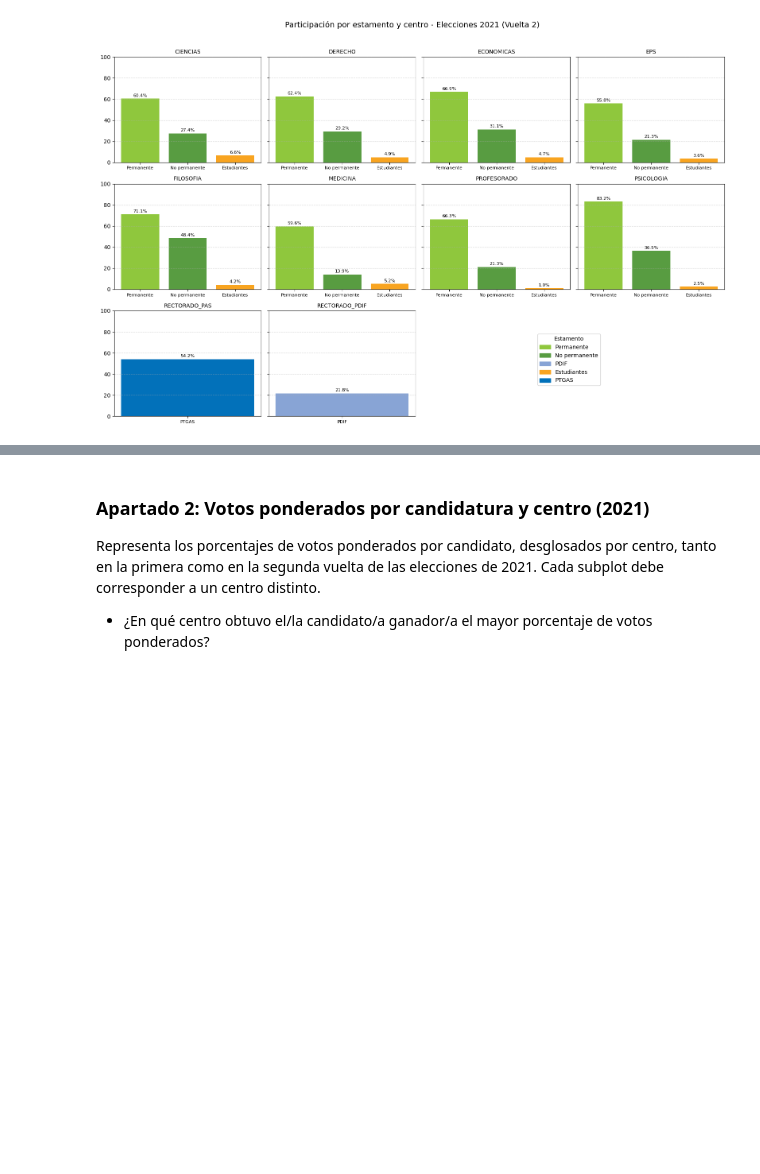
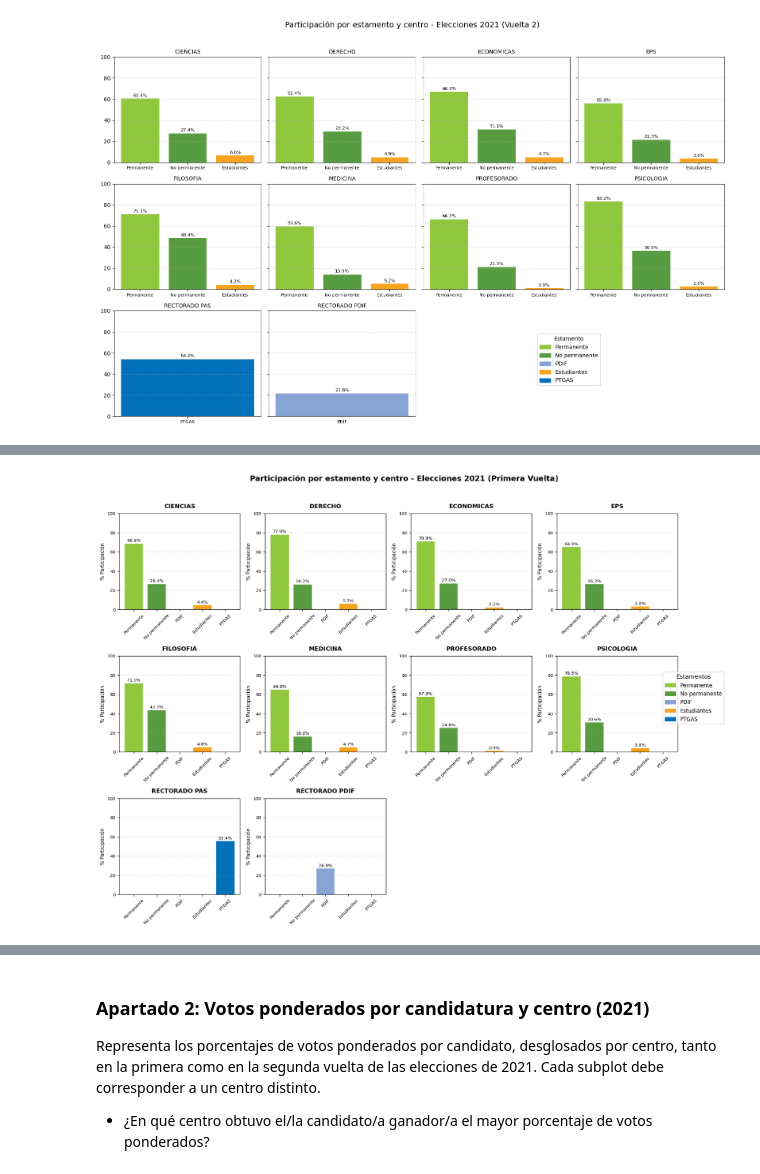
Before and after one commit to gabrieladamasuam/VD_G7312_P04, a Jupyter notebook: Parte1_Elecciones_UAM.ipynb, the cells around one changed output, grey strips where cells are left out. Cells and saved outputs as stored; diff of their text form; code cells hidden in the pictures; blank space fills up the shorter version.

```diff
--- a/Parte1_Elecciones_UAM.ipynb
+++ b/Parte1_Elecciones_UAM.ipynb
@@ -437,15 +437,22 @@ Representa los porcentajes de participación por estamento, desglosados por cent
 
 - ¿Qué centro y qué estamento tuvo la máxima participación en cada una de las vueltas de las elecciones de 2021?
 # %%
+# Renombrar centros para mejor visualización
+CENTER_RENAMES = {
+    'RECTORADO_PAS': 'RECTORADO PAS',
+    'RECTORADO_PDIF': 'RECTORADO PDIF',
+}
+
 # Añadir columna de porcentaje de participación si no existe
-def agregar_porcentaje_participacion(df):
+def agregar_porcentaje_participacion(df: pd.DataFrame) -> pd.DataFrame:
     if '% Participación' not in df.columns:
         df = df.copy()
         df['% Participación'] = df['Votos'] / df['Censo'] * 100
     return df[df['Censo'] > 0]
 
-def graficar_subplots_participacion(df, titulo):
+def graficar_subplots_participacion(df: pd.DataFrame, titulo: str):
     df = agregar_porcentaje_participacion(df)
+    df['Center'] = df['Center'].replace(CENTER_RENAMES)
     centros = sorted(df['Center'].unique())
     n = len(centros)
     ncols = 4
@@ -490,0 +511,85 @@ graficar_subplots_participacion(participacion_2021_v2, 'Participación por estam
+# %%
+# ORDEN FIJO para consistencia en gráficos
+orden_estamentos = ['Permanente', 'No_Permanente', 'PDIF', 'Estudiantes', 'PTGAS']
+
+def agregar_porcentaje_participacion(df: pd.DataFrame) -> pd.DataFrame:
+    df = df.copy()
+    df['% Participación'] = np.where(
+        df['Censo'] > 0,
+        (df['Votos'] / df['Censo']) * 100,
+        0  # Si no hay censo, participación es 0%
+    )
+    return df
+
+def graficar_subplots_participacion(df: pd.DataFrame, titulo: str):
+    df = agregar_porcentaje_participacion(df)
+    df['Center'] = df['Center'].replace(CENTER_RENAMES)
+    centros = sorted(df['Center'].unique())
+    n_centros = len(centros)
+    # Configuración de subplots más flexible
+    ncols = min(4, n_centros)  # Máximo 4 columnas
+    nrows = (n_centros + ncols - 1) // ncols
+    fig, axes = plt.subplots(nrows=nrows, ncols=ncols, figsize=(16, 4 * nrows))
+    # Si hay un solo subplot, convertir axes en array para consistencia
+    if nrows == 1 and ncols == 1:
+        axes = np.array([axes])
+    axes = axes.flatten()
+    # Procesar cada centro
+    for i, centro in enumerate(centros):
+        ax = axes[i]
+        datos_centro = df[df['Center'] == centro]
+        # Crear datos para TODOS los estamentos (incluso si faltan)
+        datos_completos = []
+        for estamento in orden_estamentos:
+            datos_estamento = datos_centro[datos_centro['Category'] == estamento]
+            if len(datos_estamento) > 0:
+                participacion = datos_estamento['% Participación'].values[0]
+            else:
+                participacion = 0  # Estamento no presente en este centro
+            datos_completos.append({
+                'Estamento': estamento,
+                'Participación': participacion
+            })
+        datos_df = pd.DataFrame(datos_completos)
+        # Crear gráfico de barras ordenado
+        nombres_estamentos = [get_nombre(est) for est in datos_df['Estamento']]
+        colores = [get_color(est) for est in datos_df['Estamento']]
+        participaciones = datos_df['Participación']
+        barras = ax.bar(nombres_estamentos, participaciones, color=colores)
+        # Personalizar subplot
+        ax.set_title(f'{centro}', fontsize=11, fontweight='bold', pad=10)
+        ax.set_ylabel('% Participación', fontsize=9)
+        ax.set_ylim(0, 100)
+        ax.grid(True, axis='y', linestyle='--', alpha=0.3)
+        ax.tick_params(axis='x', rotation=45, labelsize=8)
+        ax.tick_params(axis='y', labelsize=8)
+        # Añadir valores en las barras
+        for j, (barra, valor) in enumerate(zip(barras, participaciones)):
+            if valor > 0:  # Solo mostrar si hay participación
+                altura = barra.get_height()
+                ax.text(barra.get_x() + barra.get_width()/2, altura + 1,
+                       f'{valor:.1f}%', ha='center', va='bottom', fontsize=8)
+    # Ocultar subplots vacíos
+    for j in range(i + 1, len(axes)):
+        fig.delaxes(axes[j])
+    # Leyenda única y centralizada
+    import matplotlib.patches as mpatches
+    handles = [mpatches.Patch(color=get_color(est), label=get_nombre(est))
+               for est in orden_estamentos]
+    fig.legend(handles=handles,
+               title='Estamentos',
+               loc='center right',
+               bbox_to_anchor=(1.02, 0.5),
+               fontsize=10,
+               title_fontsize=11)
+    fig.suptitle(titulo, fontsize=14, fontweight='bold', y=0.98)
+    fig.tight_layout(rect=[0, 0, 0.95, 0.96])  # Ajustar para la leyenda
+    plt.show()
+
+# Generar gráficos
+print("=== PRIMERA VUELTA 2021 ===")
+graficar_subplots_participacion(participacion_2021_v1,'Participación por estamento y centro - Elecciones 2021 (Primera Vuelta)')
+
+print("=== SEGUNDA VUELTA 2021 ===")
+graficar_subplots_participacion(participacion_2021_v2,'Participación por estamento y centro - Elecciones 2021 (Segunda Vuelta)')
+# %% [output]
@@ -490,0 +597 @@ graficar_subplots_participacion(participacion_2021_v2, 'Participación por estam
+[figure, added]
```
Also changed, not shown: parts of 7 cells of this notebook, 1 other file.
